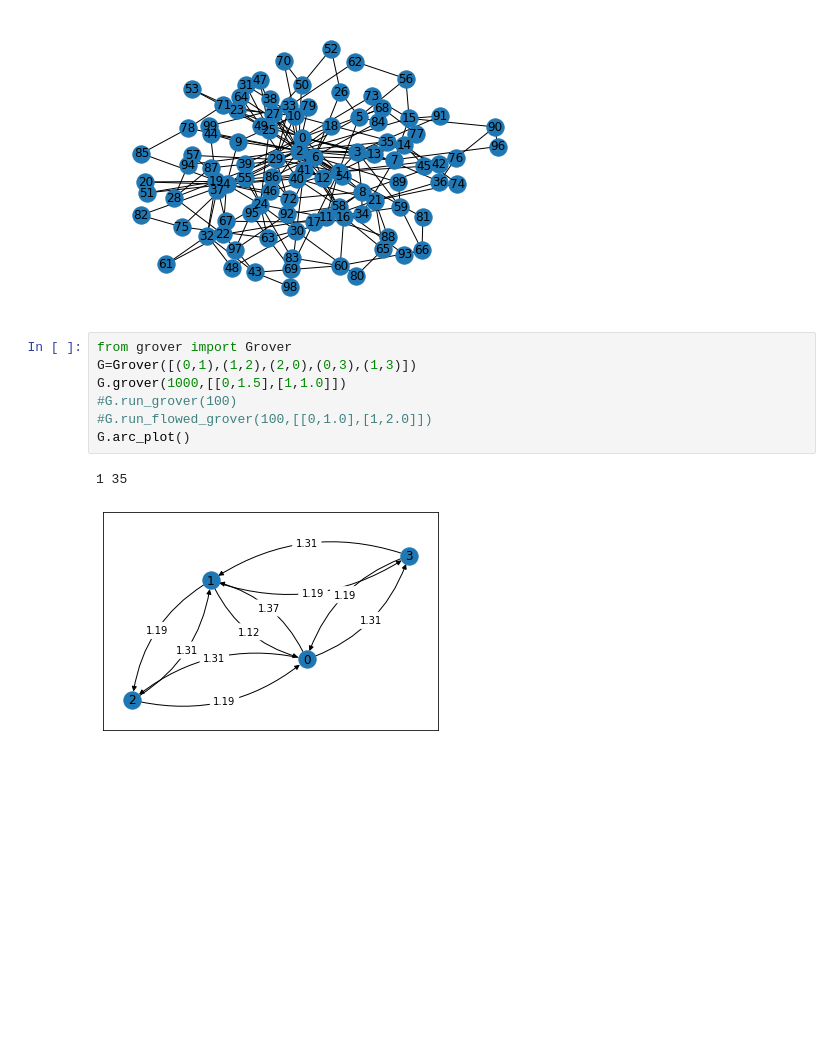
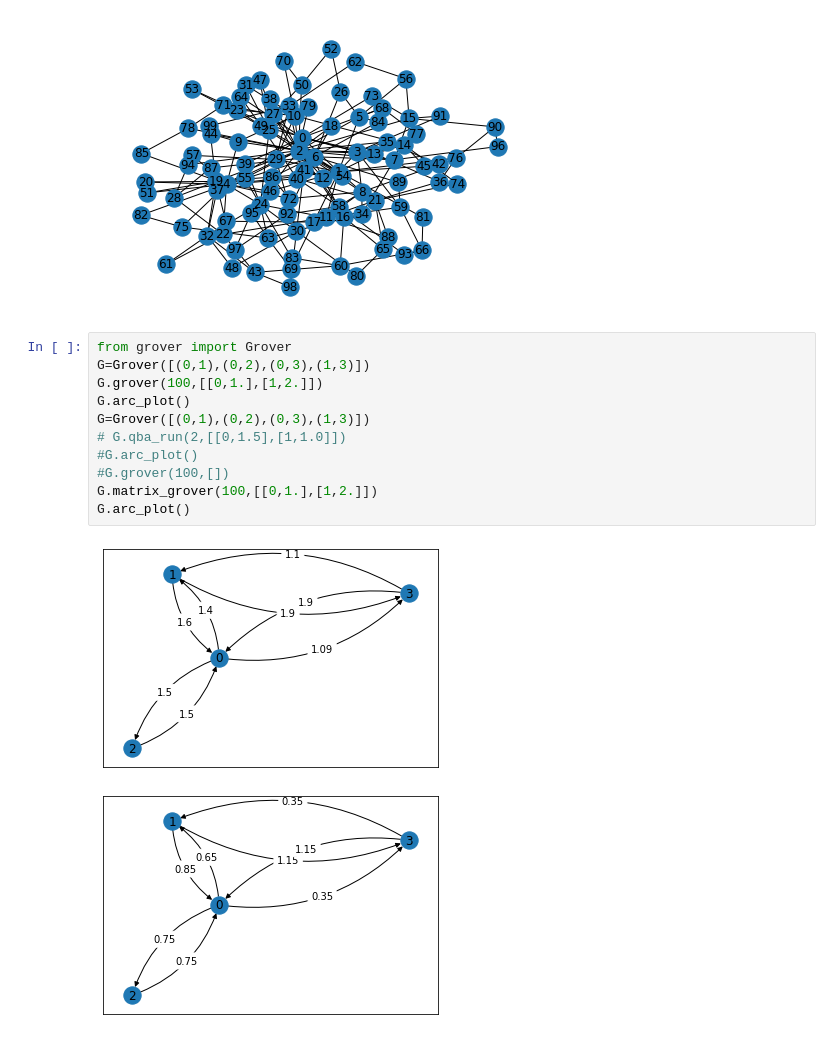
Before and after one commit to Tshou1219/qba, a Jupyter notebook: main.ipynb, the cells around one changed output. Saved outputs shown, nothing was run; the diff lists cells and outputs as text; blank space fills up the shorter version.

Commit message:
make_matrix_grover

```diff
--- a/main.ipynb
+++ b/main.ipynb
@@ -7,14 +7,18 @@ bamodel.draw()
 [figure]
 # %%
 from grover import Grover
-G=Grover([(0,1),(1,2),(2,0),(0,3),(1,3)])
-G.grover(1000,[[0,1.5],[1,1.0]])
-#G.run_grover(100)
-#G.run_flowed_grover(100,[[0,1.0],[1,2.0]])
+G=Grover([(0,1),(0,2),(0,3),(1,3)])
+G.grover(100,[[0,1.],[1,2.]])
 G.arc_plot()
+G=Grover([(0,1),(0,2),(0,3),(1,3)])
+# G.qba_run(2,[[0,1.5],[1,1.0]])
+#G.arc_plot()
+#G.grover(100,[])
+G.matrix_grover(100,[[0,1.],[1,2.]])
+G.arc_plot()
 # %% [output]
-1 35
-[figure, old version]
+[figure, new version]
+[figure, added]
 # %%
 import matplotlib.pyplot as plt
 import numpy as np
```
Also changed, not shown: parts of 1 cell of this notebook, 1 other file.
